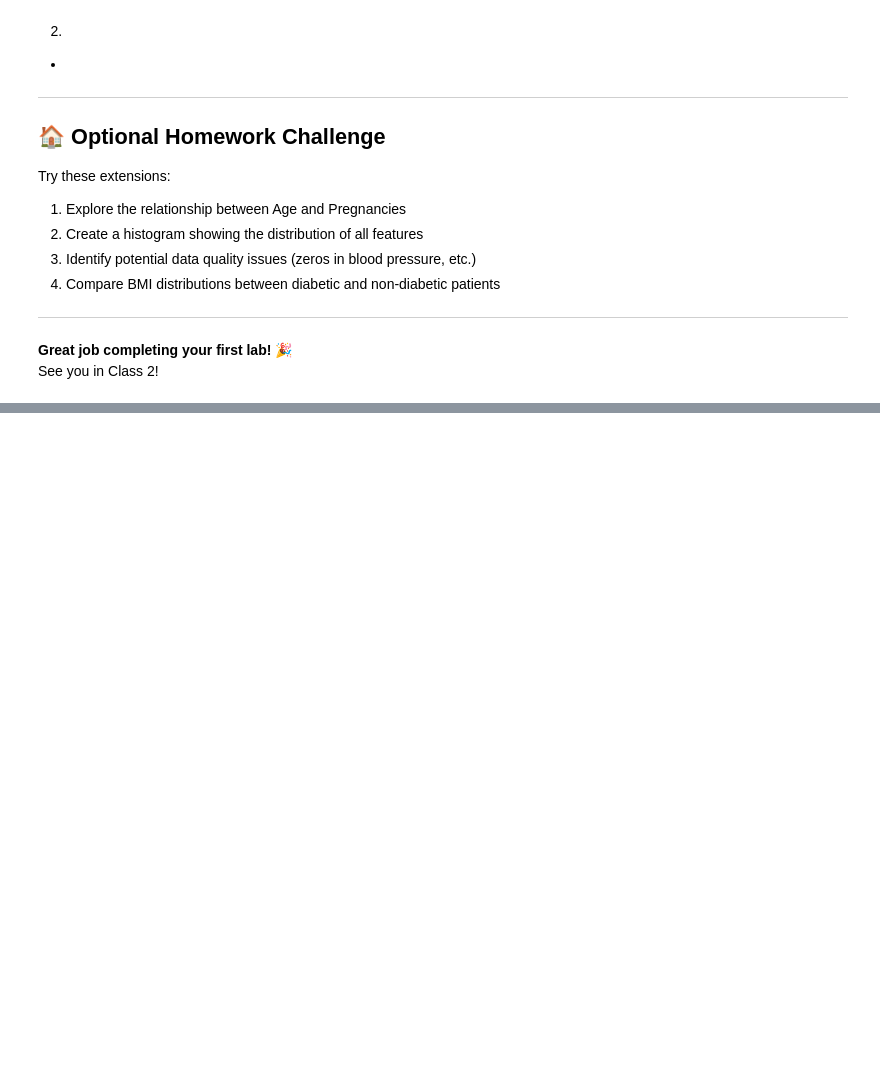
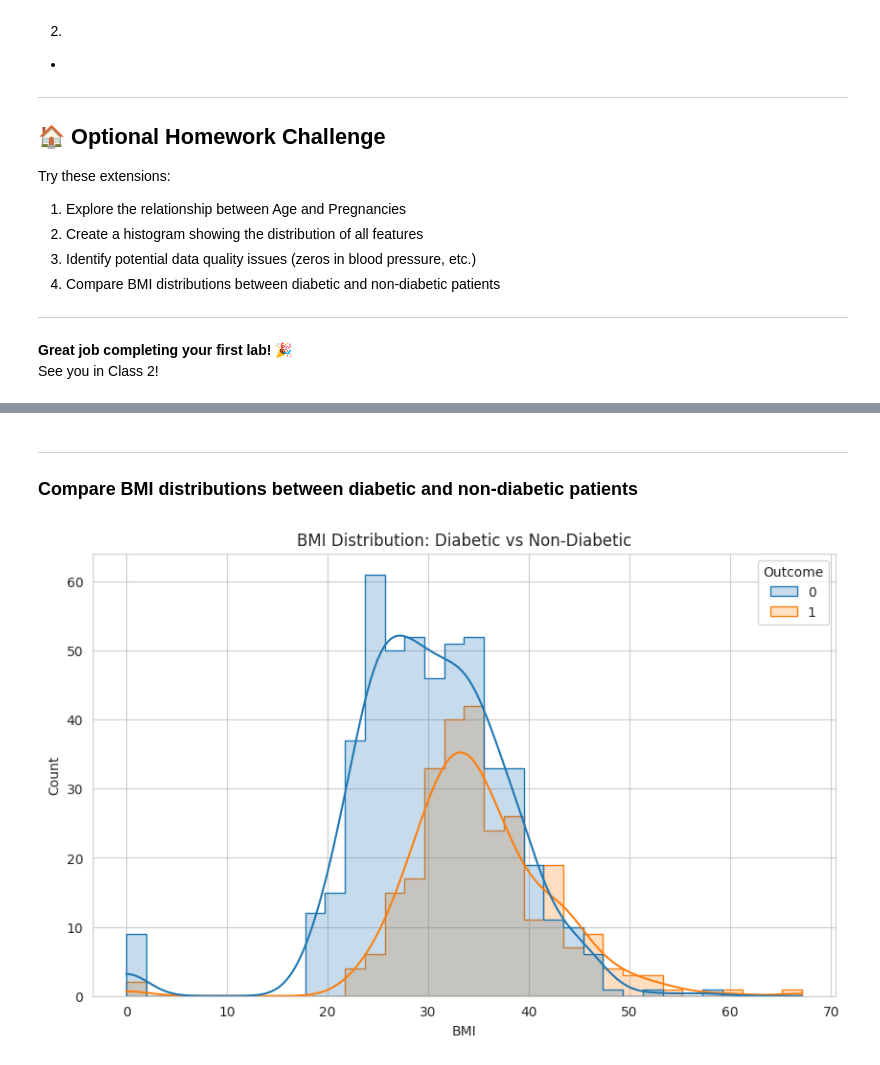
Before and after one commit to rodme02/AIMed, a Jupyter notebook: week1/notebooks/Week1_Class1_Introduction_and_Colab_Setup.ipynb, the cells around one changed output, grey strips where cells are left out. Saved outputs shown, nothing was run; the diff lists cells and outputs as text; code cells hidden in the pictures; blank space fills up the shorter version.

```diff
--- a/week1/notebooks/Week1_Class1_Introduction_and_Colab_Setup.ipynb
+++ b/week1/notebooks/Week1_Class1_Introduction_and_Colab_Setup.ipynb
@@ -480,0 +536,11 @@ See you in Class 2!
+# %% [markdown]
+---
+
+### Compare BMI distributions between diabetic and non-diabetic patients
+# %%
+plt.figure()
+sns.histplot(data=df, x="BMI", hue="Outcome", kde=True, element="step")
+plt.title("BMI Distribution: Diabetic vs Non-Diabetic")
+plt.show()
+# %% [output]
+[figure, added]
```
Also changed, not shown: parts of 12 cells of this notebook.
